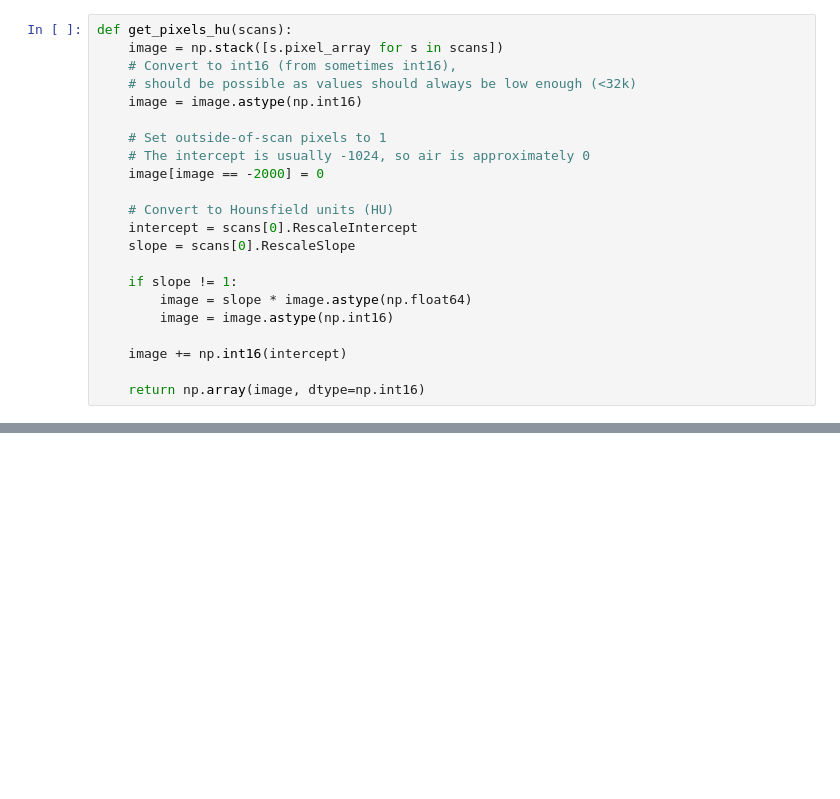
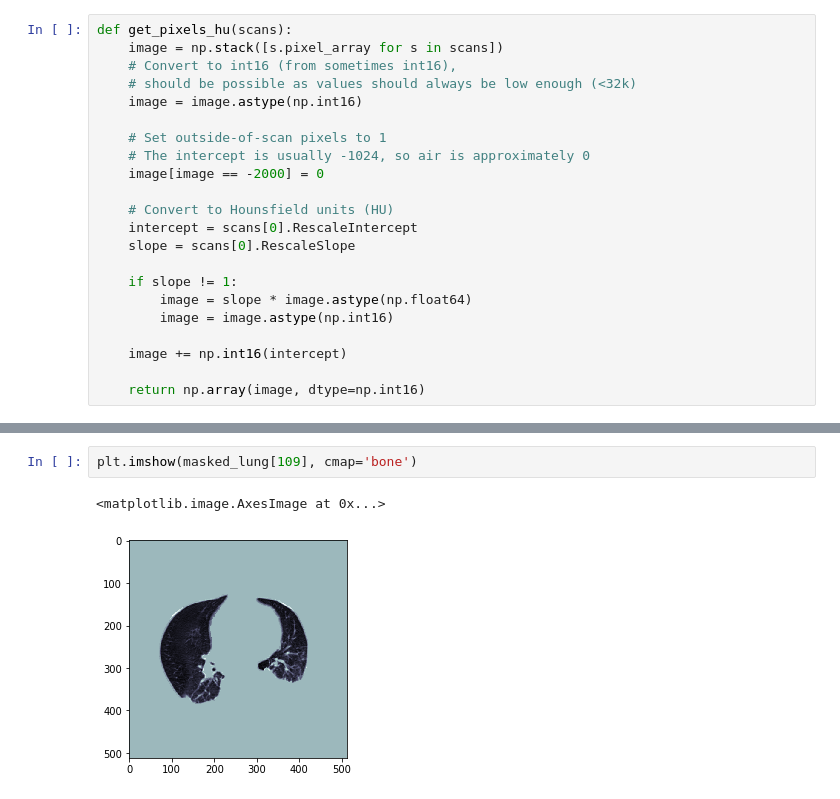
Before and after one commit to joshy/copd, a Jupyter notebook: notebooks/proper.ipynb, the cells around one changed output, grey strips where cells are left out. Drawn from its saved outputs; the diff is of its cells as text; blank space fills up the shorter version.

```diff
--- a/notebooks/proper.ipynb
+++ b/notebooks/proper.ipynb
@@ -93,0 +198,5 @@ print("Pixel Spacing (row, col): (%f, %f) " % (patient[0].PixelSpacing[0], patie
+# %%
+plt.imshow(masked_lung[109], cmap='bone')
+# %% [output]
+<matplotlib.image.AxesImage at 0x...>
+[figure, added]
```
Also changed, not shown: parts of 21 cells of this notebook, 1 other file.
